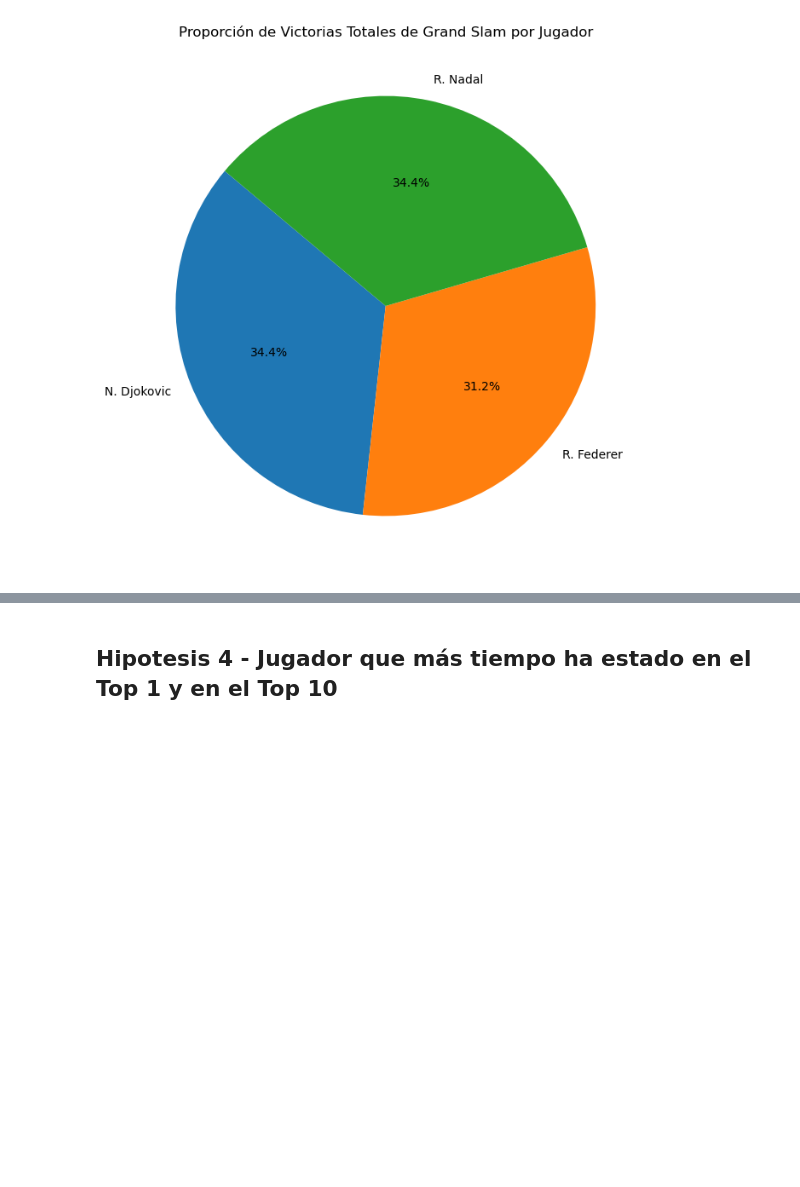
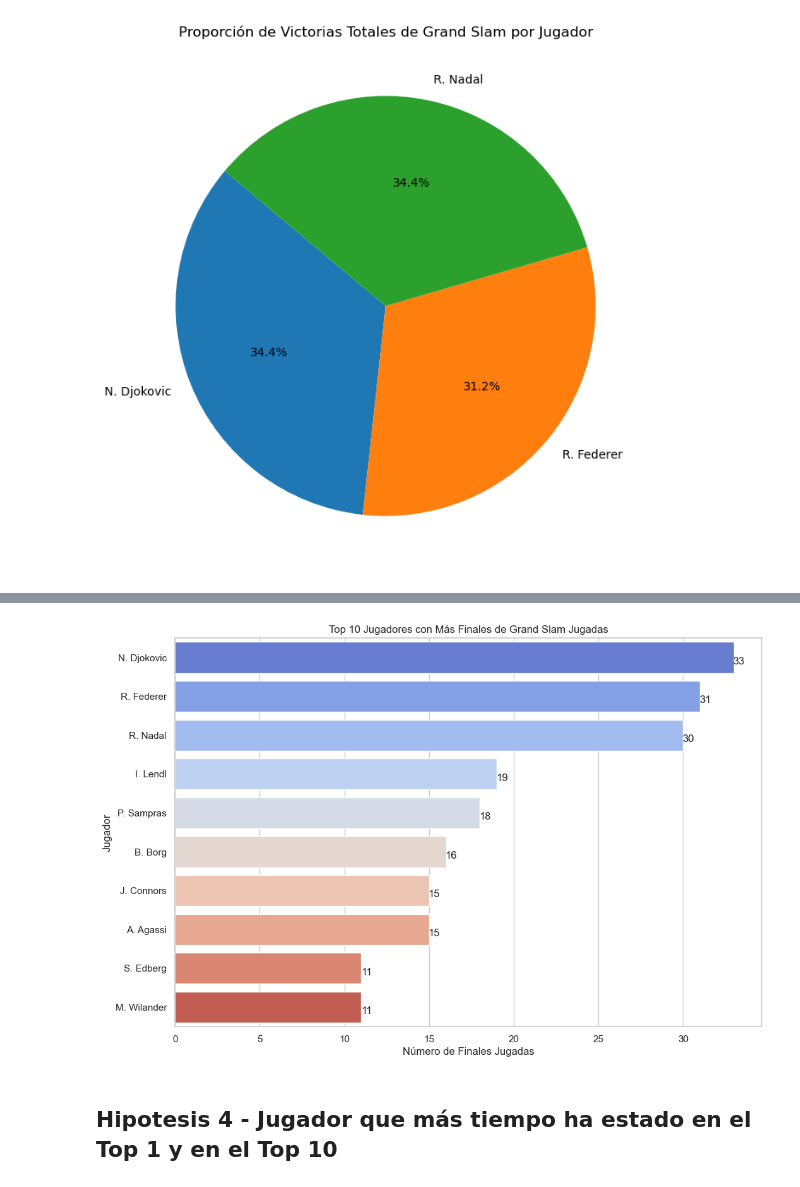
Before and after one commit to Lokhy87/EDA_entrega, a Jupyter notebook: Limpieza.ipynb, the cells around one changed output, grey strips where cells are left out. Drawn from its saved outputs; the diff is of its cells as text; code cells hidden in the pictures; blank space fills up the shorter version.

```diff
--- a/Limpieza.ipynb
+++ b/Limpieza.ipynb
@@ -660,0 +678,10 @@ plt.show()
+# %%
+# Ganadores y subcampeones
+finalists = pd.concat([df_majors['WINNER'], df_majors['RUNNER-UP']])
+# %%
+# Contar las apariciones de cada jugador en finales.
+finals_count = finalists.value_counts().reset_index()
+finals_count.columns = ['PLAYER', 'FINALS_PLAYED']
+# Ordenar los jugadores por el número de finales jugadas y obtener los primeros 10
+top_finalists = finals_count.head(10)
+top_finalists
@@ -661,2 +700,27 @@ plt.show()
+# %%
+# Configurar el estilo de Seaborn
+sns.set(style="whitegrid")
+
+# Crear la figura y el eje
+plt.figure(figsize=(12, 8))
+
+# Gráfico de barras
+ax = sns.barplot(x='FINALS_PLAYED', y='PLAYER', data=top_finalists, palette='coolwarm')
+
+# Añadir etiquetas y título
+ax.set_title('Top 10 Jugadores con Más Finales de Grand Slam Jugadas')
+ax.set_xlabel('Número de Finales Jugadas')
+ax.set_ylabel('Jugador')
+
+# Mostrar los valores
+for p in ax.patches:
+    width = p.get_width()
+    plt.text(width + 0.3, p.get_y() + p.get_height() / 2 + 0.1,
+             '{:1.0f}'.format(width),
+             ha='center', va='center')
+
+plt.show()
+# %% [output]
+[figure, added]
 # %% [markdown]
 ## Hipotesis 4 - Jugador que más tiempo ha estado en el Top 1 y en el Top 10
```
Also changed, not shown: parts of 22 cells of this notebook.
